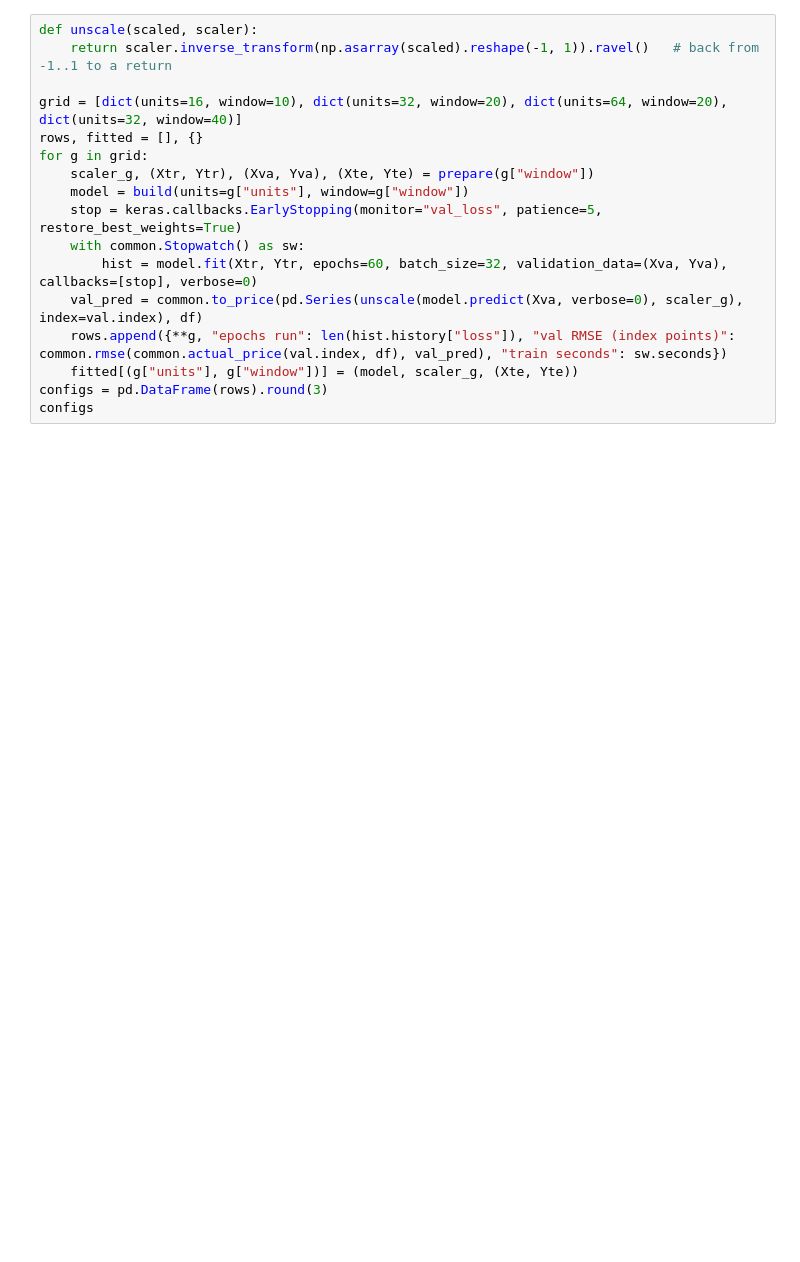
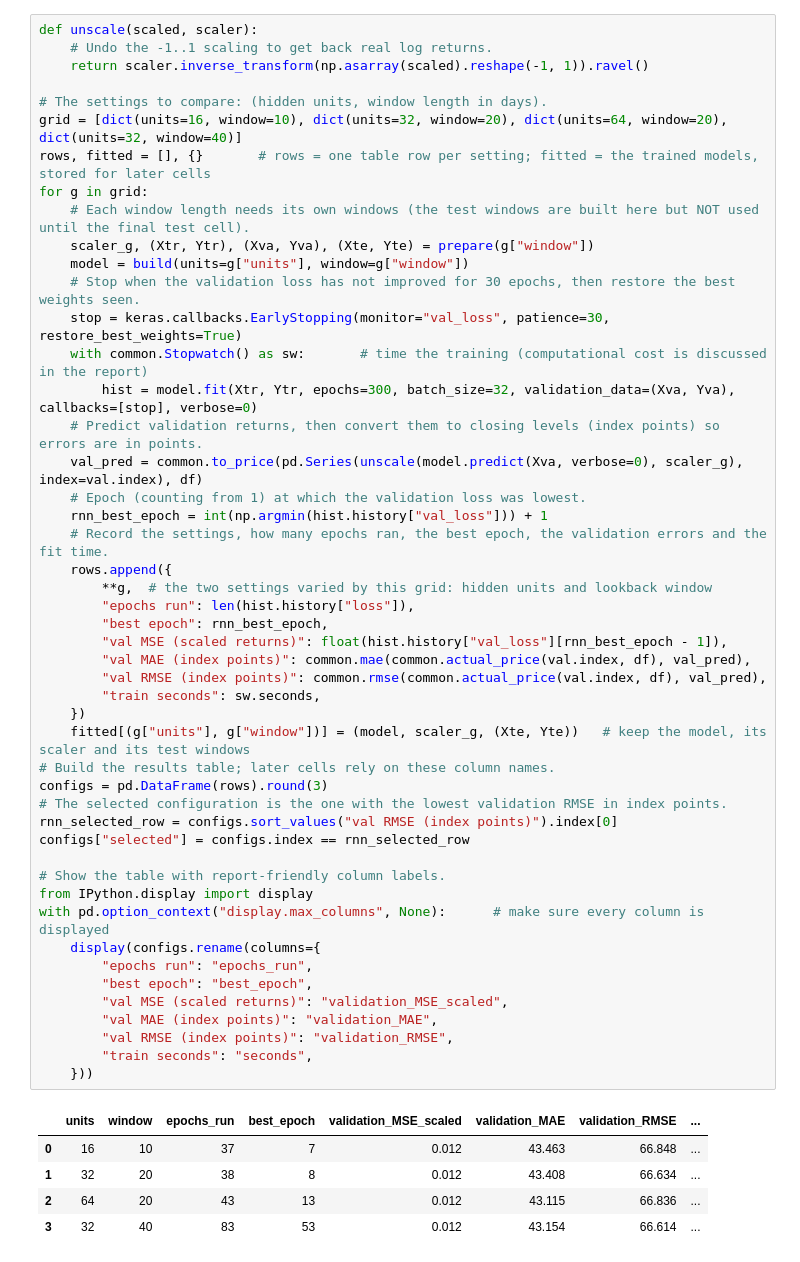
Before and after one commit to Makkaii7/sp500-forecasting, a Jupyter notebook: models/rnn.ipynb, the cells around one changed output. Cells and saved outputs as stored; diff of their text form; blank space fills up the shorter version.

```diff
--- a/models/rnn.ipynb
+++ b/models/rnn.ipynb
@@ -148,17 +200,54 @@ it stopped at is recorded too. This table goes into the report (brief, section 4
 # %%
 def unscale(scaled, scaler):
-    return scaler.inverse_transform(np.asarray(scaled).reshape(-1, 1)).ravel()   # back from -1..1 to a return
+    # Undo the -1..1 scaling to get back real log returns.
+    return scaler.inverse_transform(np.asarray(scaled).reshape(-1, 1)).ravel()
 
+# The settings to compare: (hidden units, window length in days).
 grid = [dict(units=16, window=10), dict(units=32, window=20), dict(units=64, window=20), dict(units=32, window=40)]
-rows, fitted = [], {}
+rows, fitted = [], {}       # rows = one table row per setting; fitted = the trained models, stored for later cells
 for g in grid:
+    # Each window length needs its own windows (the test windows are built here but NOT used until the final test cell).
     scaler_g, (Xtr, Ytr), (Xva, Yva), (Xte, Yte) = prepare(g["window"])
     model = build(units=g["units"], window=g["window"])
-    stop = keras.callbacks.EarlyStopping(monitor="val_loss", patience=5, restore_best_weights=True)
-    with common.Stopwatch() as sw:
-        hist = model.fit(Xtr, Ytr, epochs=60, batch_size=32, validation_data=(Xva, Yva), callbacks=[stop], verbose=0)
+    # Stop when the validation loss has not improved for 30 epochs, then restore the best weights seen.
+    stop = keras.callbacks.EarlyStopping(monitor="val_loss", patience=30, restore_best_weights=True)
+    with common.Stopwatch() as sw:       # time the training (computational cost is discussed in the report)
+        hist = model.fit(Xtr, Ytr, epochs=300, batch_size=32, validation_data=(Xva, Yva), callbacks=[stop], verbose=0)
+    # Predict validation returns, then convert them to closing levels (index points) so errors are in points.
     val_pred = common.to_price(pd.Series(unscale(model.predict(Xva, verbose=0), scaler_g), index=val.index), df)
-    rows.append({**g, "epochs run": len(hist.history["loss"]), "val RMSE (index points)": common.rmse(common.actual_price(val.index, df), val_pred), "train seconds": sw.seconds})
-    fitted[(g["units"], g["window"])] = (model, scaler_g, (Xte, Yte))
+    # Epoch (counting from 1) at which the validation loss was lowest.
+    rnn_best_epoch = int(np.argmin(hist.history["val_loss"])) + 1
+    # Record the settings, how many epochs ran, the best epoch, the validation errors and the fit time.
+    rows.append({
+        **g,  # the two settings varied by this grid: hidden units and lookback window
+        "epochs run": len(hist.history["loss"]),
+        "best epoch": rnn_best_epoch,
+        "val MSE (scaled returns)": float(hist.history["val_loss"][rnn_best_epoch - 1]),
+        "val MAE (index points)": common.mae(common.actual_price(val.index, df), val_pred),
+        "val RMSE (index points)": common.rmse(common.actual_price(val.index, df), val_pred),
+        "train seconds": sw.seconds,
+    })
+    fitted[(g["units"], g["window"])] = (model, scaler_g, (Xte, Yte))   # keep the model, its scaler and its test windows
+# Build the results table; later cells rely on these column names.
 configs = pd.DataFrame(rows).round(3)
-configs
+# The selected configuration is the one with the lowest validation RMSE in index points.
+rnn_selected_row = configs.sort_values("val RMSE (index points)").index[0]
+configs["selected"] = configs.index == rnn_selected_row
+
+# Show the table with report-friendly column labels.
+from IPython.display import display
+with pd.option_context("display.max_columns", None):      # make sure every column is displayed
+    display(configs.rename(columns={
+        "epochs run": "epochs_run",
+        "best epoch": "best_epoch",
+        "val MSE (scaled returns)": "validation_MSE_scaled",
+        "val MAE (index points)": "validation_MAE",
+        "val RMSE (index points)": "validation_RMSE",
+        "train seconds": "seconds",
+    }))
+# %% [output]
+|  | units | window | epochs_run | best_epoch | validation_MSE_scaled | validation_MAE | validation_RMSE | ... |
+| 0 | 16 | 10 | 37 | 7 | 0.012 | 43.463 | 66.848 | ... |
+| 1 | 32 | 20 | 38 | 8 | 0.012 | 43.408 | 66.634 | ... |
+| 2 | 64 | 20 | 43 | 13 | 0.012 | 43.115 | 66.836 | ... |
+| 3 | 32 | 40 | 83 | 53 | 0.012 | 43.154 | 66.614 | ... |
```
Also changed, not shown: parts of 23 cells of this notebook.
